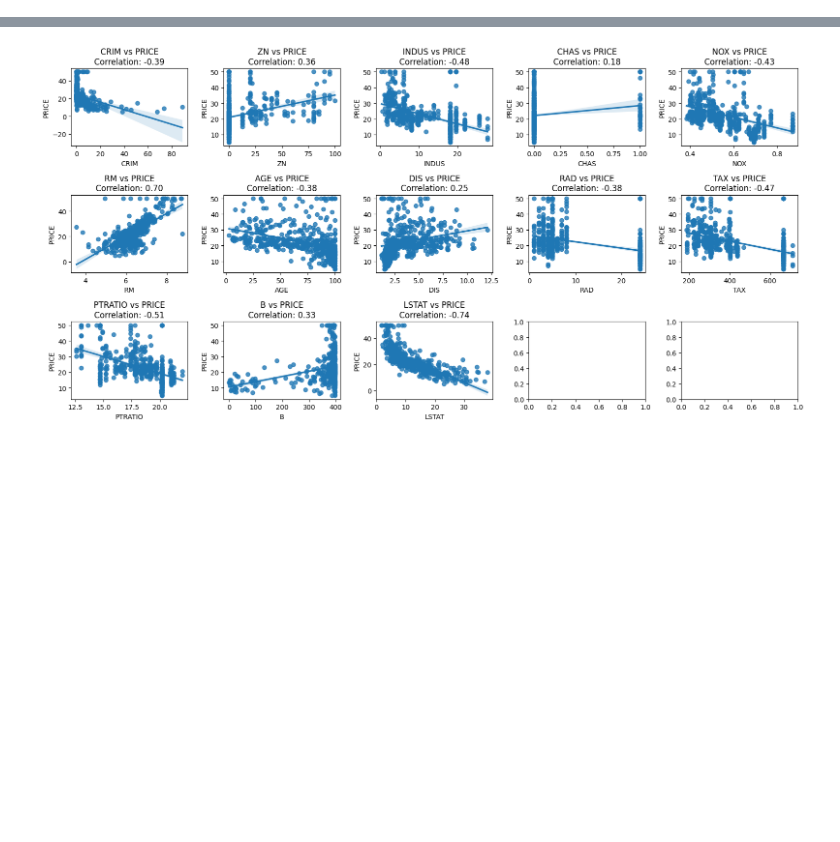
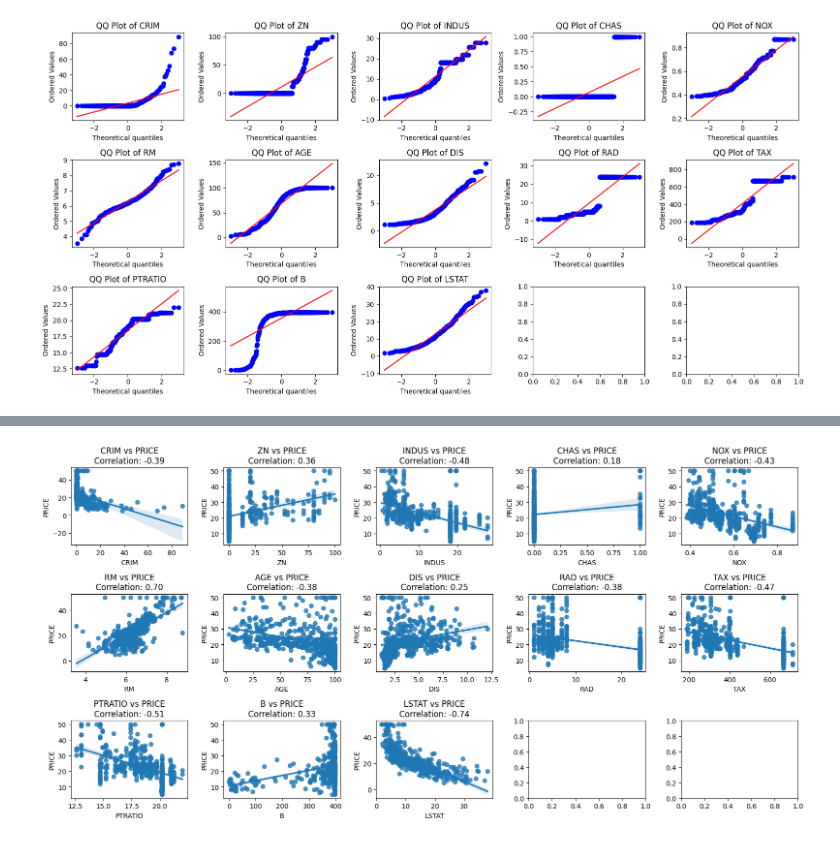
Before and after one commit to Jeong97/ML_Guide_ATS, a Jupyter notebook: Practice/regreesion.ipynb, the cells around one changed output, grey strips where cells are left out. Cells and saved outputs as stored; diff of their text form; code cells hidden in the pictures; blank space fills up the shorter version.

```diff
--- a/Practice/regreesion_pca.ipynb
+++ b/Practice/regreesion.ipynb
@@ -72,3 +184,17 @@ normality_results
+# %%
+import scipy.stats as stats
+
+fig, axs = plt.subplots(figsize=(16, 8), ncols=5, nrows=3)
+lm_features = X_data.columns
+for i, feature in enumerate(lm_features):
+    row = int(i / 5)
+    col = i % 5
+    # 각 서브플롯에 QQ plot 그리기
+    stats.probplot(X_data[feature], dist="norm", plot=axs[row][col])
+    axs[row][col].set_title(f'QQ Plot of {feature}')
+plt.tight_layout()
+# %% [output]
+[figure, added]
 # %%
 def freedman_diaconis_bin_width(data_column):
     q25, q75 = np.percentile(data_column, [25, 75])  # IQR 계산
```
Also changed, not shown: parts of 11 cells of this notebook, 6 other files.
